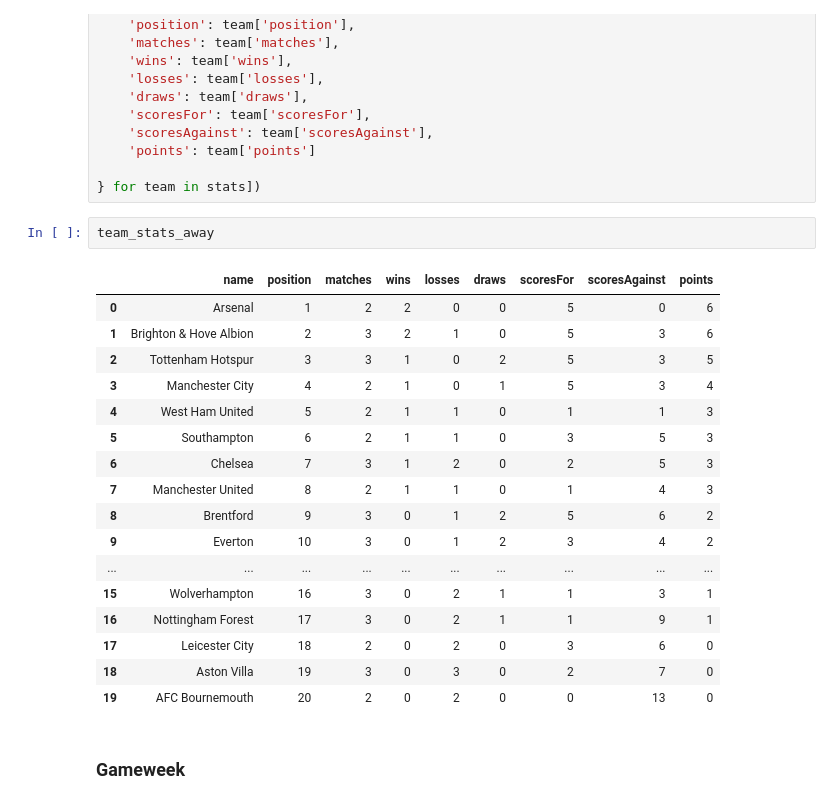
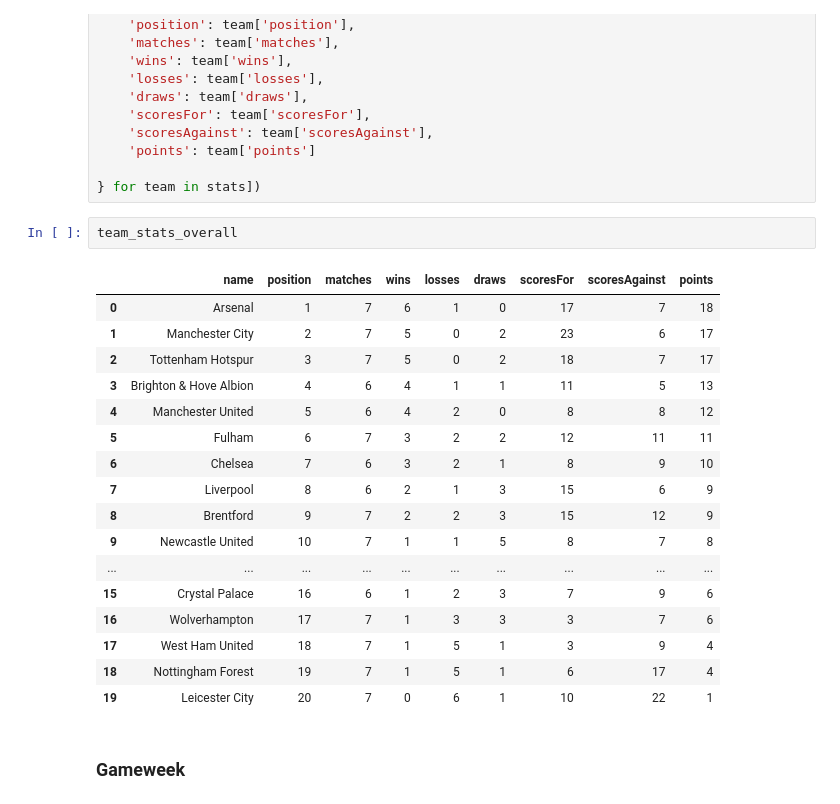
Before and after one commit to umer11792/premier-league-statistical-analysis, a Jupyter notebook: SofaScore.ipynb, the cells around one changed output. Drawn from its saved outputs; the diff is of its cells as text.

```diff
--- a/SofaScore.ipynb
+++ b/SofaScore.ipynb
@@ -65,25 +65,25 @@ team_stats_away = pd.DataFrame([{
 
 } for team in stats])
 # %%
-team_stats_away
+team_stats_overall
 # %% [output]
 |  | name | position | matches | wins | losses | draws | scoresFor | scoresAgainst | points |
-| 0 | Arsenal | 1 | 2 | 2 | 0 | 0 | 5 | 0 | 6 |
-| 1 | Brighton & Hove Albion | 2 | 3 | 2 | 1 | 0 | 5 | 3 | 6 |
-| 2 | Tottenham Hotspur | 3 | 3 | 1 | 0 | 2 | 5 | 3 | 5 |
-| 3 | Manchester City | 4 | 2 | 1 | 0 | 1 | 5 | 3 | 4 |
-| 4 | West Ham United | 5 | 2 | 1 | 1 | 0 | 1 | 1 | 3 |
-| 5 | Southampton | 6 | 2 | 1 | 1 | 0 | 3 | 5 | 3 |
-| 6 | Chelsea | 7 | 3 | 1 | 2 | 0 | 2 | 5 | 3 |
-| 7 | Manchester United | 8 | 2 | 1 | 1 | 0 | 1 | 4 | 3 |
-| 8 | Brentford | 9 | 3 | 0 | 1 | 2 | 5 | 6 | 2 |
-| 9 | Everton | 10 | 3 | 0 | 1 | 2 | 3 | 4 | 2 |
+| 0 | Arsenal | 1 | 7 | 6 | 1 | 0 | 17 | 7 | 18 |
+| 1 | Manchester City | 2 | 7 | 5 | 0 | 2 | 23 | 6 | 17 |
+| 2 | Tottenham Hotspur | 3 | 7 | 5 | 0 | 2 | 18 | 7 | 17 |
+| 3 | Brighton & Hove Albion | 4 | 6 | 4 | 1 | 1 | 11 | 5 | 13 |
+| 4 | Manchester United | 5 | 6 | 4 | 2 | 0 | 8 | 8 | 12 |
+| 5 | Fulham | 6 | 7 | 3 | 2 | 2 | 12 | 11 | 11 |
+| 6 | Chelsea | 7 | 6 | 3 | 2 | 1 | 8 | 9 | 10 |
+| 7 | Liverpool | 8 | 6 | 2 | 1 | 3 | 15 | 6 | 9 |
+| 8 | Brentford | 9 | 7 | 2 | 2 | 3 | 15 | 12 | 9 |
+| 9 | Newcastle United | 10 | 7 | 1 | 1 | 5 | 8 | 7 | 8 |
 | ... | ... | ... | ... | ... | ... | ... | ... | ... | ... |
-| 15 | Wolverhampton | 16 | 3 | 0 | 2 | 1 | 1 | 3 | 1 |
-| 16 | Nottingham Forest | 17 | 3 | 0 | 2 | 1 | 1 | 9 | 1 |
-| 17 | Leicester City | 18 | 2 | 0 | 2 | 0 | 3 | 6 | 0 |
-| 18 | Aston Villa | 19 | 3 | 0 | 3 | 0 | 2 | 7 | 0 |
-| 19 | AFC Bournemouth | 20 | 2 | 0 | 2 | 0 | 0 | 13 | 0 |
+| 15 | Crystal Palace | 16 | 6 | 1 | 2 | 3 | 7 | 9 | 6 |
+| 16 | Wolverhampton | 17 | 7 | 1 | 3 | 3 | 3 | 7 | 6 |
+| 17 | West Ham United | 18 | 7 | 1 | 5 | 1 | 3 | 9 | 4 |
+| 18 | Nottingham Forest | 19 | 7 | 1 | 5 | 1 | 6 | 17 | 4 |
+| 19 | Leicester City | 20 | 7 | 0 | 6 | 1 | 10 | 22 | 1 |
 # %% [markdown]
 ### Gameweek
 # %%
```
Also changed, not shown: parts of 24 cells of this notebook.
